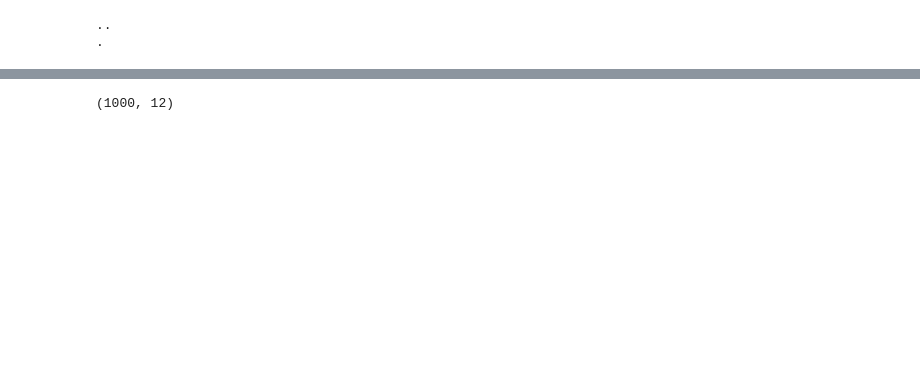
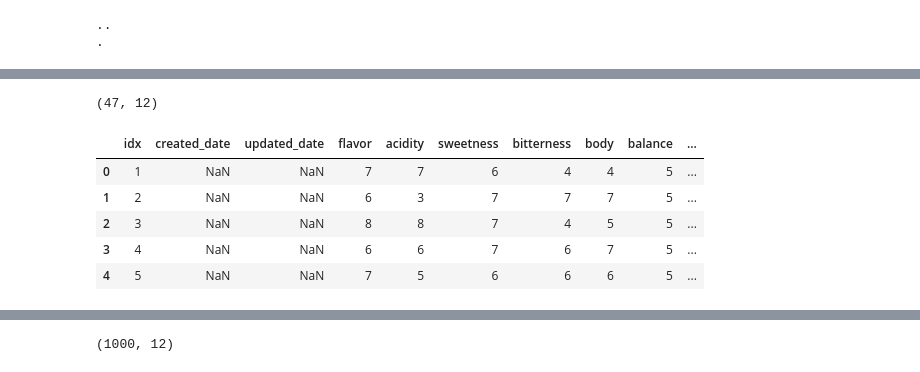
Before and after one commit to sanghyun0603/CoffeeBrew, a Jupyter notebook: server-recom/data/sql_dummy/user_review_dummy.ipynb, the cells around one changed output, grey strips where cells are left out. Saved outputs shown, nothing was run; the diff lists cells and outputs as text; code cells hidden in the pictures; blank space fills up the shorter version.

```diff
--- a/server-recom/data/sql_dummy/user_review_dummy.ipynb
+++ b/server-recom/data/sql_dummy/user_review_dummy.ipynb
@@ -38,3 +38,17 @@ bean_read.head()
 | 2 | 3 | NaN | NaN | 에티오피아 코케 G1 펄프드내추럴 (중배전) | 에티오피아 코케 G1 펄프드내추럴 (중배전) | 아이템 요약 영역 입니다!!! | default_bean.png | 0 |
 | 3 | 4 | NaN | NaN | 케냐 키암부 AA 워시드 (중배전) | 케냐 키암부 AA 워시드 (중배전) | 아이템 요약 영역 입니다!!! | default_bean.png | 0 |
 | 4 | 5 | NaN | NaN | 콜롬비아 콜롬비아 SUPREMO 워시드 (중배전) | 콜롬비아 콜롬비아 SUPREMO 워시드 (중배전) | 아이템 요약 영역 입니다!!! | default_bean.png | 0 |
+# %%
+# sql_bean_score.csv
+bean_score_read = pd.read_csv(path.join('.', 'sql_bean_score.csv'), low_memory=False, encoding='cp949')
+
+print(bean_score_read.shape)
+bean_score_read.head()
+# %% [output]
+(47, 12)
+|  | idx | created_date | updated_date | flavor | acidity | sweetness | bitterness | body | balance | ... |
+| 0 | 1 | NaN | NaN | 7 | 7 | 6 | 4 | 4 | 5 | ... |
+| 1 | 2 | NaN | NaN | 6 | 3 | 7 | 7 | 7 | 5 | ... |
+| 2 | 3 | NaN | NaN | 8 | 8 | 7 | 4 | 5 | 5 | ... |
+| 3 | 4 | NaN | NaN | 6 | 6 | 7 | 6 | 7 | 5 | ... |
+| 4 | 5 | NaN | NaN | 7 | 5 | 6 | 6 | 6 | 5 | ... |
```
Also changed, not shown: parts of 10 cells of this notebook, 2 other files.
